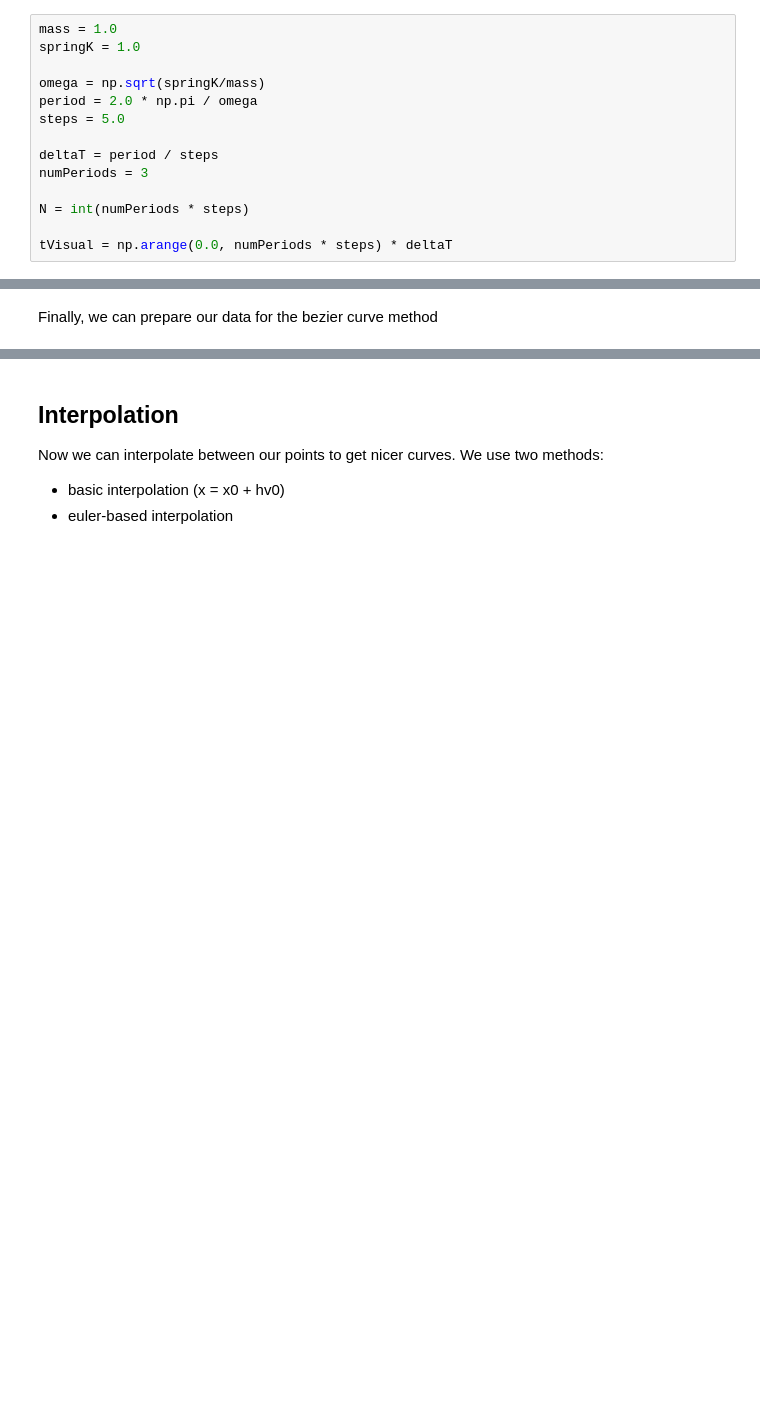
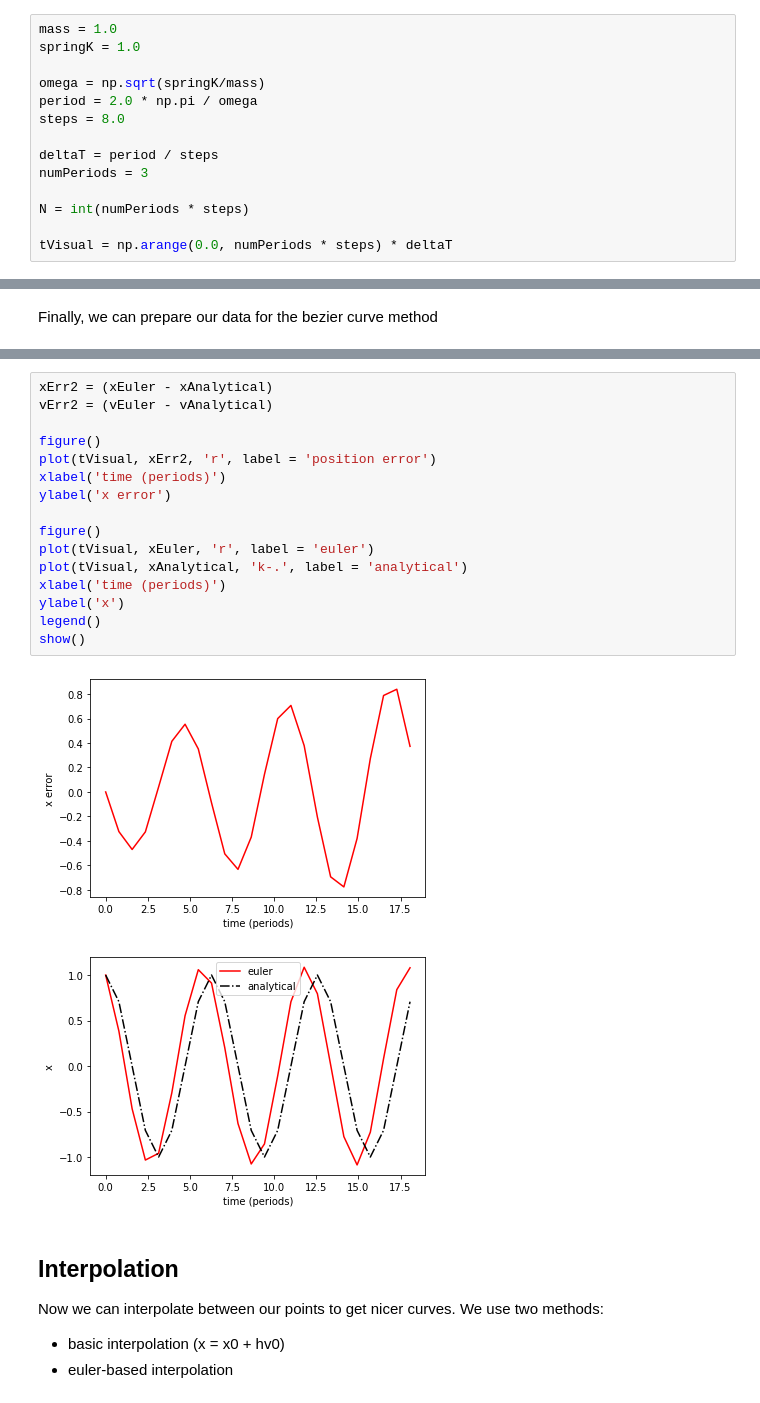
Before and after one commit to amyinorbit/bezier-tests, a Jupyter notebook: bezier-tests.ipynb, the cells around one changed output, grey strips where cells are left out. Cells and saved outputs as stored; diff of their text form; blank space fills up the shorter version.

```diff
--- a/bezier-tests.ipynb
+++ b/bezier-tests.ipynb
@@ -11,7 +11,7 @@ springK = 1.0
 
 omega = np.sqrt(springK/mass)
 period = 2.0 * np.pi / omega
-steps = 5.0
+steps = 8.0
 
 deltaT = period / steps
 numPeriods = 3
@@ -66,3 +60,22 @@ bBezier.append(bBezier[-1])
+# %%
+xErr2 = (xEuler - xAnalytical)
+vErr2 = (vEuler - vAnalytical)
+
+figure()
+plot(tVisual, xErr2, 'r', label = 'position error')
+xlabel('time (periods)')
+ylabel('x error')
+
+figure()
+plot(tVisual, xEuler, 'r', label = 'euler')
+plot(tVisual, xAnalytical, 'k-.', label = 'analytical')
+xlabel('time (periods)')
+ylabel('x')
+legend()
+show()
+# %% [output]
+[figure, added]
+[figure, added]
 # %% [markdown]
 ## Interpolation
 
```
Also changed, not shown: parts of 4 cells of this notebook.
